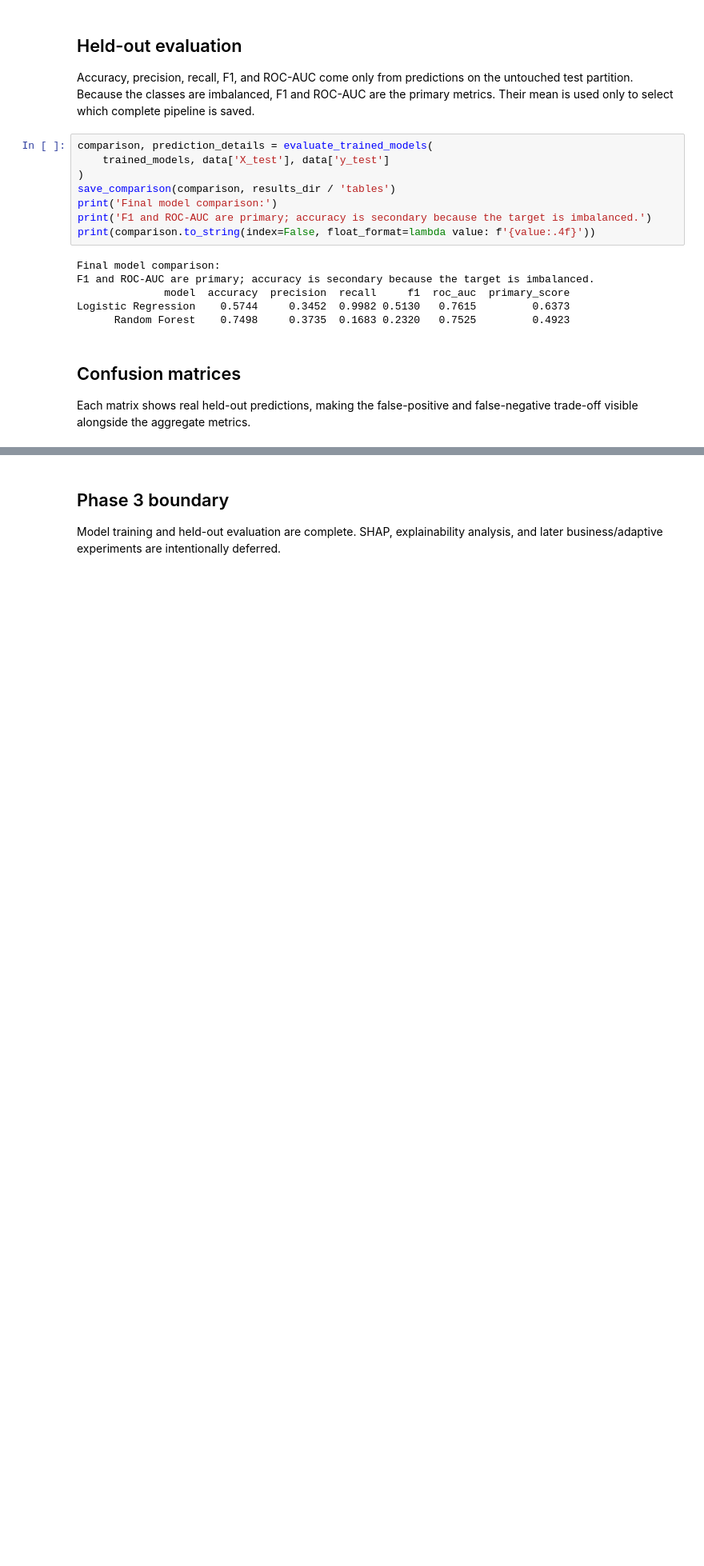
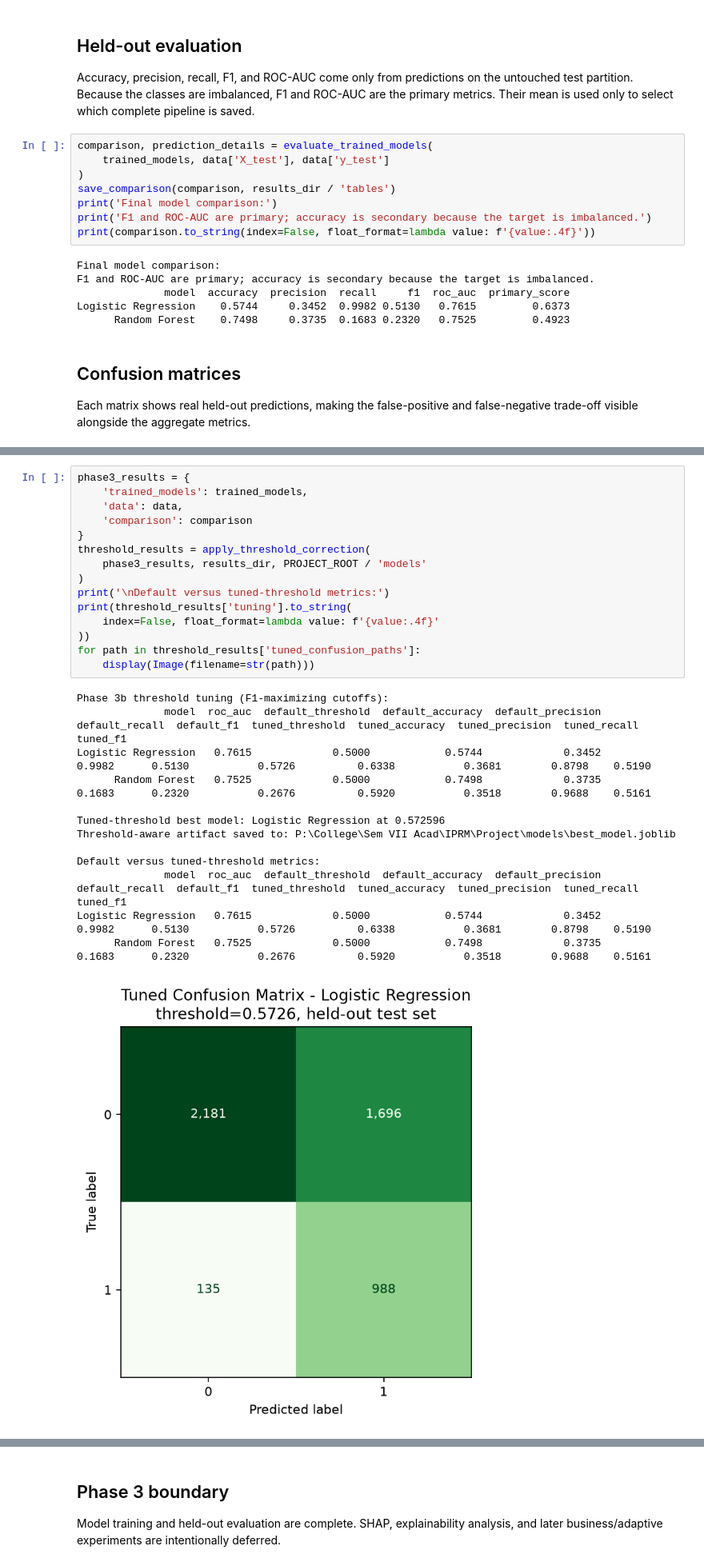
Before and after one commit to ParthrChandurkar/explainable-purchase-prediction, a Jupyter notebook: notebooks/03_modeling_evaluation.ipynb, the cells around one changed output, grey strips where cells are left out. Shown at 80% size. Saved outputs shown, nothing was run; the diff lists cells and outputs as text; blank space fills up the shorter version.

Commit message:
Tune classification thresholds for Phase 3b

```diff
--- a/notebooks/03_modeling_evaluation.ipynb
+++ b/notebooks/03_modeling_evaluation.ipynb
@@ -144,0 +148,29 @@ for path in confusion_paths:
+# %%
+phase3_results = {
+    'trained_models': trained_models,
+    'data': data,
+    'comparison': comparison
+}
+threshold_results = apply_threshold_correction(
+    phase3_results, results_dir, PROJECT_ROOT / 'models'
+)
+print('\nDefault versus tuned-threshold metrics:')
+print(threshold_results['tuning'].to_string(
+    index=False, float_format=lambda value: f'{value:.4f}'
+))
+for path in threshold_results['tuned_confusion_paths']:
+    display(Image(filename=str(path)))
+# %% [output]
+Phase 3b threshold tuning (F1-maximizing cutoffs):
+              model  roc_auc  default_threshold  default_accuracy  default_precision  default_recall  default_f1  tuned_threshold  tuned_accuracy  tuned_precision  tuned_recall  tuned_f1
+Logistic Regression   0.7615             0.5000            0.5744             0.3452          0.9982      0.5130           0.5726          0.6338           0.3681        0.8798    0.5190
+      Random Forest   0.7525             0.5000            0.7498             0.3735          0.1683      0.2320           0.2676          0.5920           0.3518        0.9688    0.5161
+
+Tuned-threshold best model: Logistic Regression at 0.572596
+Threshold-aware artifact saved to: P:\College\Sem VII Acad\IPRM\Project\models\best_model.joblib
+
+Default versus tuned-threshold metrics:
+              model  roc_auc  default_threshold  default_accuracy  default_precision  default_recall  default_f1  tuned_threshold  tuned_accuracy  tuned_precision  tuned_recall  tuned_f1
+Logistic Regression   0.7615             0.5000            0.5744             0.3452          0.9982      0.5130           0.5726          0.6338           0.3681        0.8798    0.5190
+      Random Forest   0.7525             0.5000            0.7498             0.3735          0.1683      0.2320           0.2676          0.5920           0.3518        0.9688    0.5161
+[figure, added]
```
Also changed, not shown: parts of 6 cells of this notebook, 9 other files.
